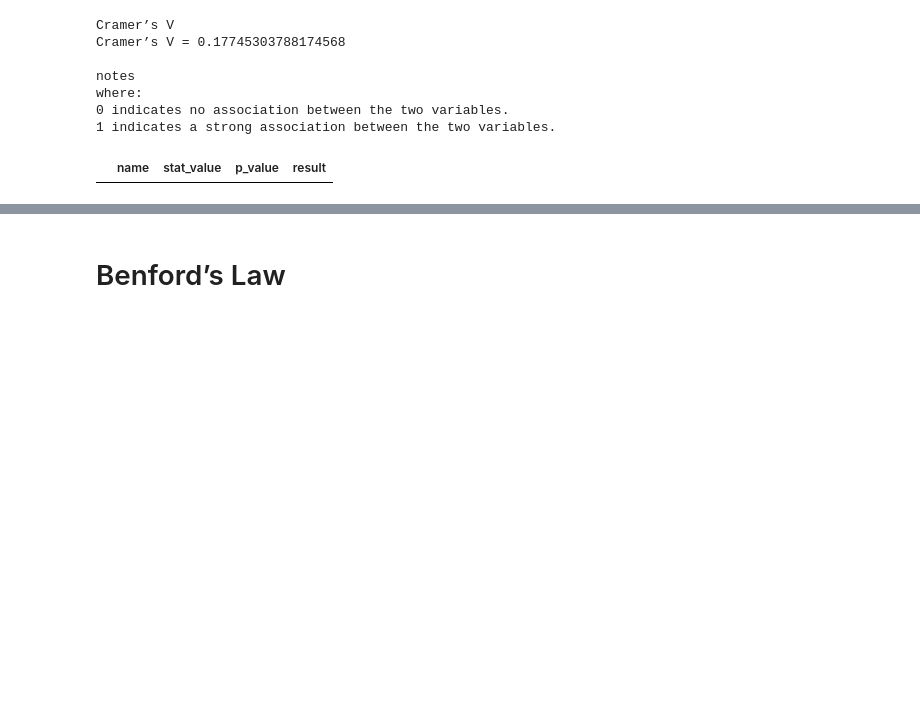
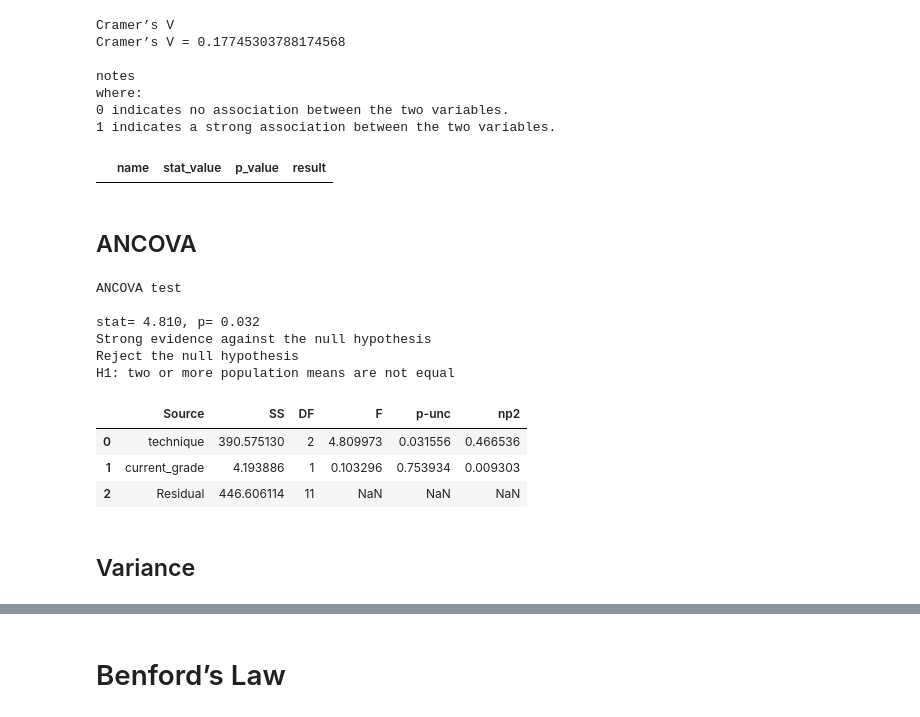
Before and after one commit to imanursar/Machine-Learning-Notes, a Jupyter notebook: Custom Function/Statistic Function.ipynb, the cells around one changed output, grey strips where cells are left out. Saved outputs shown, nothing was run; the diff lists cells and outputs as text; code cells hidden in the pictures; blank space fills up the shorter version.

```diff
--- a/Custom Function/Statistic Function.ipynb
+++ b/Custom Function/Statistic Function.ipynb
@@ -513,3 +653,28 @@ where:
 0 indicates no association between the two variables.
 1 indicates a strong association between the two variables.
 |  | name | stat_value | p_value | result |
+# %% [markdown]
+## ANCOVA
+# %%
+df = pd.DataFrame({'technique': np.repeat(['A', 'B', 'C'], 5),
+                   'current_grade': [67, 88, 75, 77, 85,
+                                     92, 69, 77, 74, 88,
+                                     96, 91, 88, 82, 80],
+                   'exam_score': [77, 89, 72, 74, 69,
+                                  78, 88, 93, 94, 90,
+                                  85, 81, 83, 88, 79]})
+# %%
+statistic.stat_test(df,df.columns,types='anova', sub_type='ancova')
+# %% [output]
+ANCOVA test
+
+stat= 4.810, p= 0.032
+Strong evidence against the null hypothesis
+Reject the null hypothesis
+H1: two or more population means are not equal
+|  | Source | SS | DF | F | p-unc | np2 |
+| 0 | technique | 390.575130 | 2 | 4.809973 | 0.031556 | 0.466536 |
+| 1 | current_grade | 4.193886 | 1 | 0.103296 | 0.753934 | 0.009303 |
+| 2 | Residual | 446.606114 | 11 | NaN | NaN | NaN |
+# %% [markdown]
+## Variance
```
Also changed, not shown: parts of 33 cells of this notebook.
